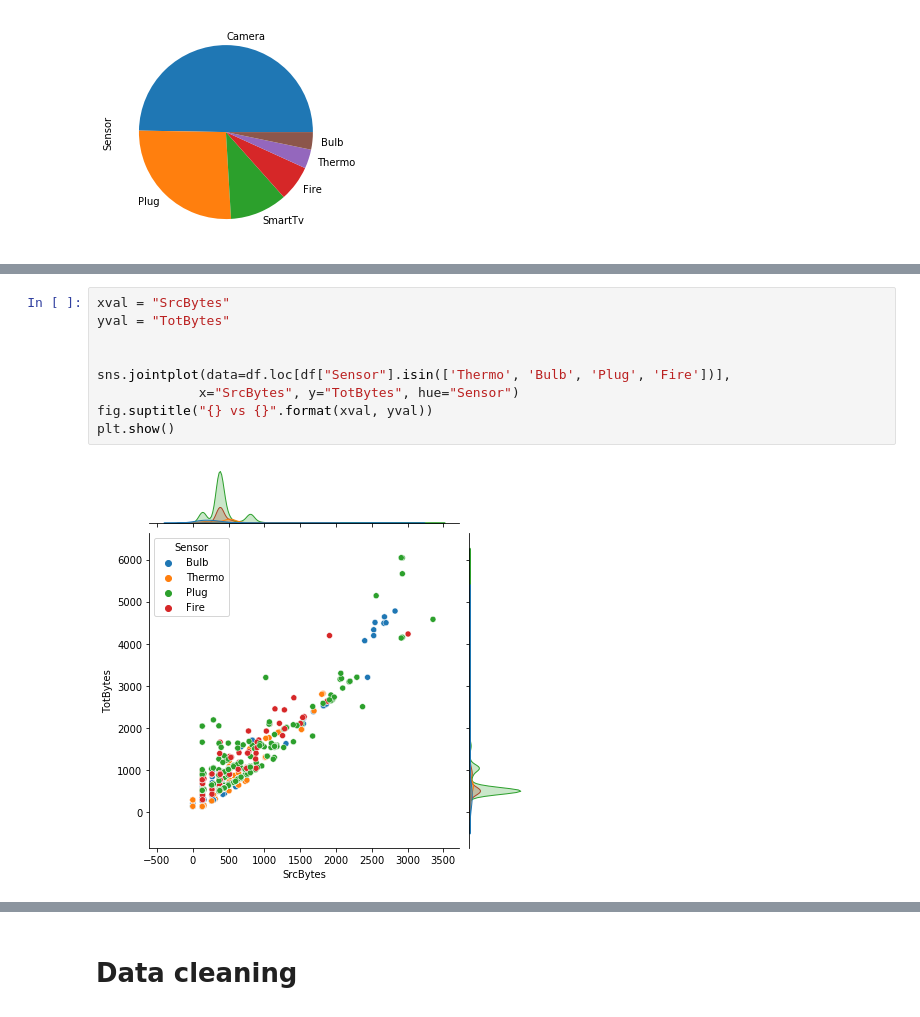
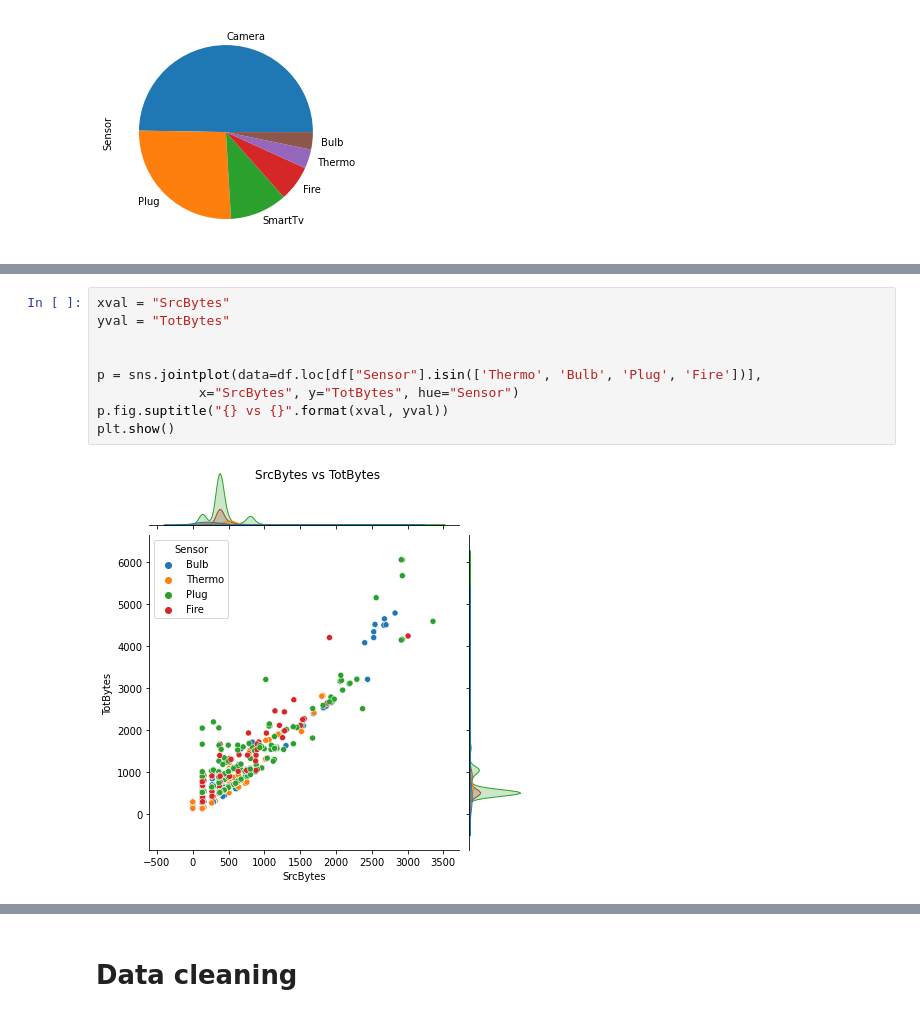
Before and after one commit to edoardesd/fakey-sensors, a Jupyter notebook: sensors-detection.ipynb, the cells around one changed output, grey strips where cells are left out. Drawn from its saved outputs; the diff is of its cells as text.

```diff
--- a/sensors-detection.ipynb
+++ b/sensors-detection.ipynb
@@ -92,13 +94,13 @@ plt.show()
 # %%
 xval = "SrcBytes"
 yval = "TotBytes"
 
 
-sns.jointplot(data=df.loc[df["Sensor"].isin(['Thermo', 'Bulb', 'Plug', 'Fire'])],
+p = sns.jointplot(data=df.loc[df["Sensor"].isin(['Thermo', 'Bulb', 'Plug', 'Fire'])],
              x="SrcBytes", y="TotBytes", hue="Sensor")
-fig.suptitle("{} vs {}".format(xval, yval))
+p.fig.suptitle("{} vs {}".format(xval, yval))
 plt.show()
 # %% [output]
-[figure, old version]
+[figure, new version]
 # %%
 sns.jointplot(data=df.loc[df["Sensor"].isin(['SmartTv', 'Camera'])], x="TotBytes", y="Rate", hue="Sensor", ylim=(0, 1000))
```
Also changed, not shown: parts of 12 cells of this notebook, 5 other files.
